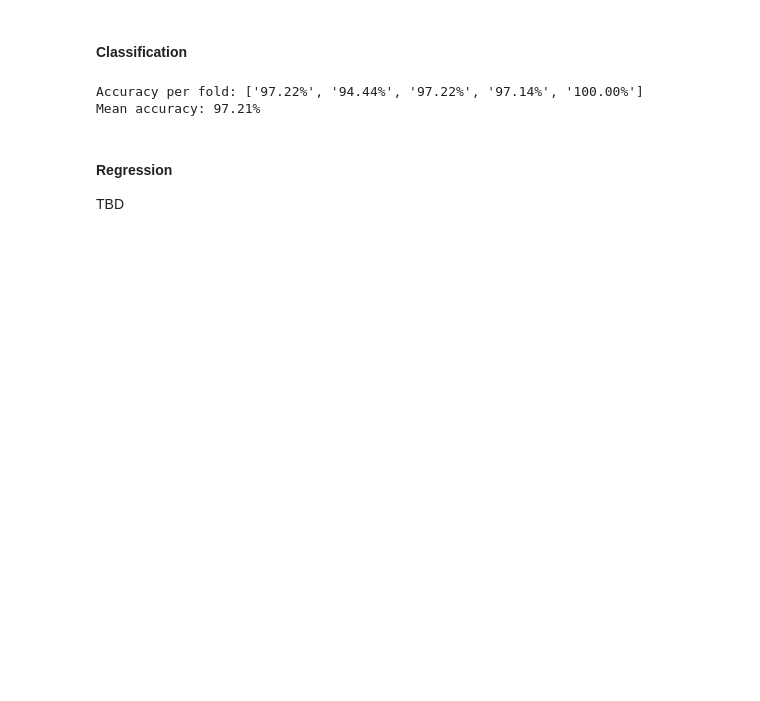
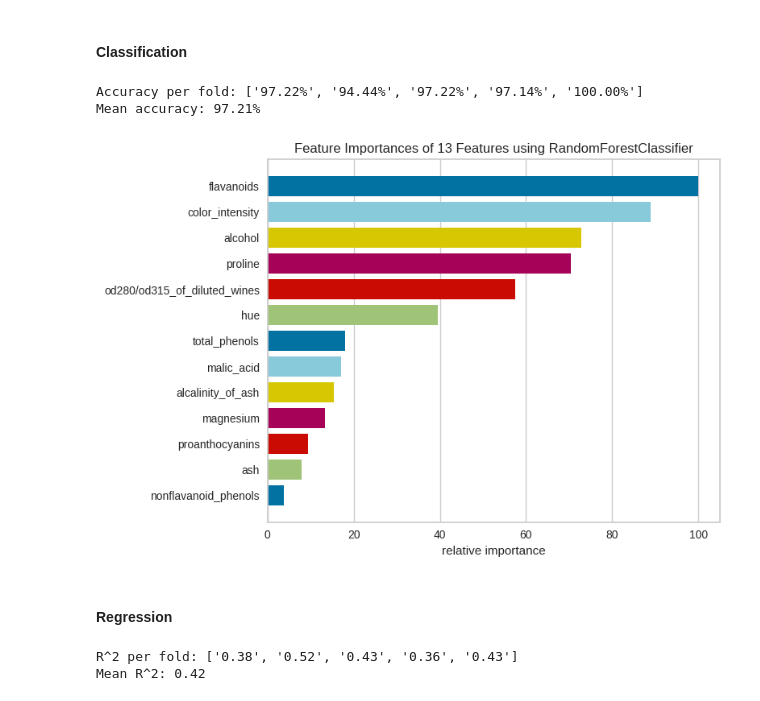
Before and after one commit to adamelliotfields/lab, a Jupyter notebook: files/sklearn.ipynb, the cells around one changed output. Saved outputs shown, nothing was run; the diff lists cells and outputs as text; code cells hidden in the pictures; blank space fills up the shorter version.

```diff
--- a/files/sklearn.ipynb
+++ b/files/sklearn.ipynb
@@ -584,7 +589,23 @@ print(f"Mean accuracy: {rf_wine_cv.mean():.2%}")
 # %% [output]
 Accuracy per fold: ['97.22%', '94.44%', '97.22%', '97.14%', '100.00%']
 Mean accuracy: 97.21%
+# %%
+viz = FeatureImportances(rf_wine, labels=wine.feature_names)
+viz.fit(X_wine, y_wine)
+viz.show();
+# %% [output]
+[figure, added]
 # %% [markdown]
 #### Regression
-
-TBD
+# %%
+diabetes = load_diabetes()
+X_diabetes, y_diabetes = diabetes.data, diabetes.target
+
+rf_diabetes = RandomForestRegressor(n_estimators=200, criterion="squared_error", random_state=42)
+rf_diabetes_cv = cross_val_score(rf_diabetes, X_diabetes, y_diabetes, cv=5, n_jobs=-1)
+
+print(f"R^2 per fold: {[f'{r2:.2f}' for r2 in rf_diabetes_cv]}")
+print(f"Mean R^2: {rf_diabetes_cv.mean():.2f}")
+# %% [output]
+R^2 per fold: ['0.38', '0.52', '0.43', '0.36', '0.43']
+Mean R^2: 0.42
```
Also changed, not shown: parts of 23 cells of this notebook.
